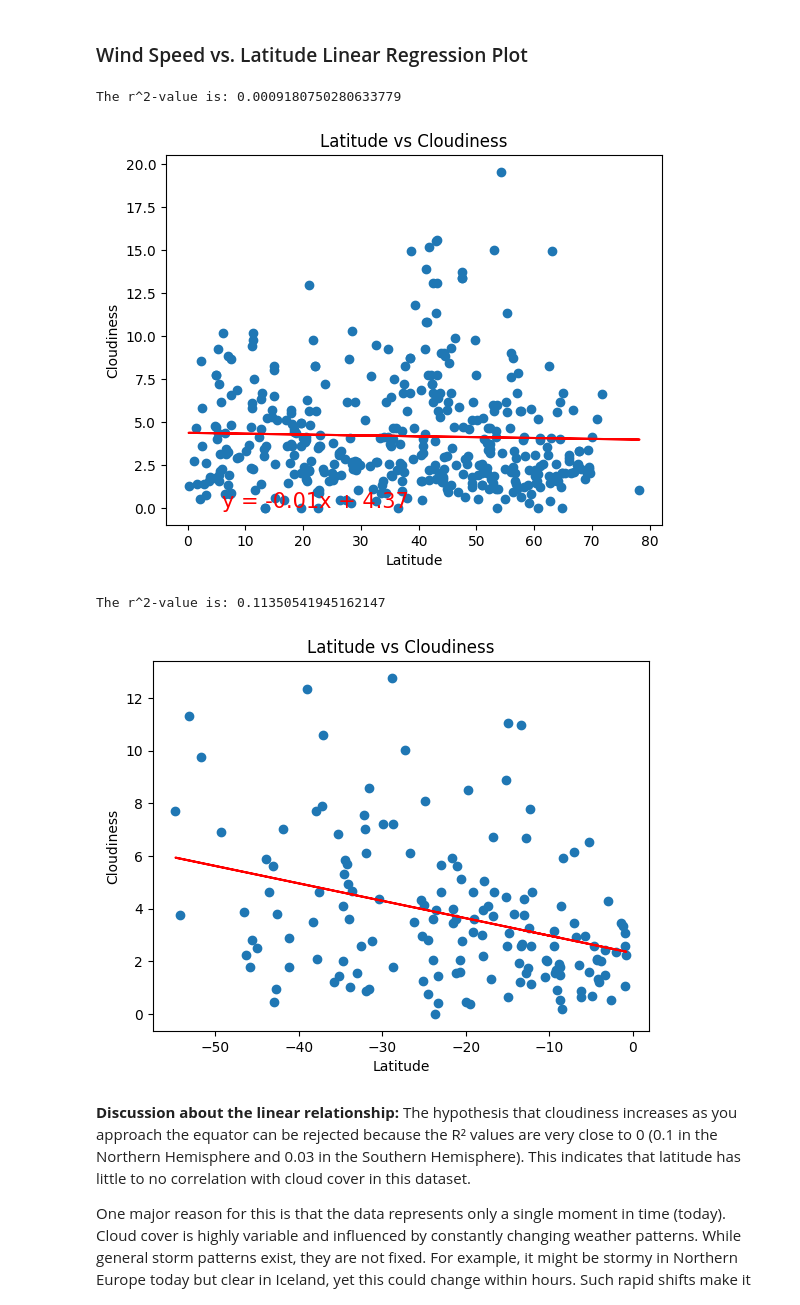
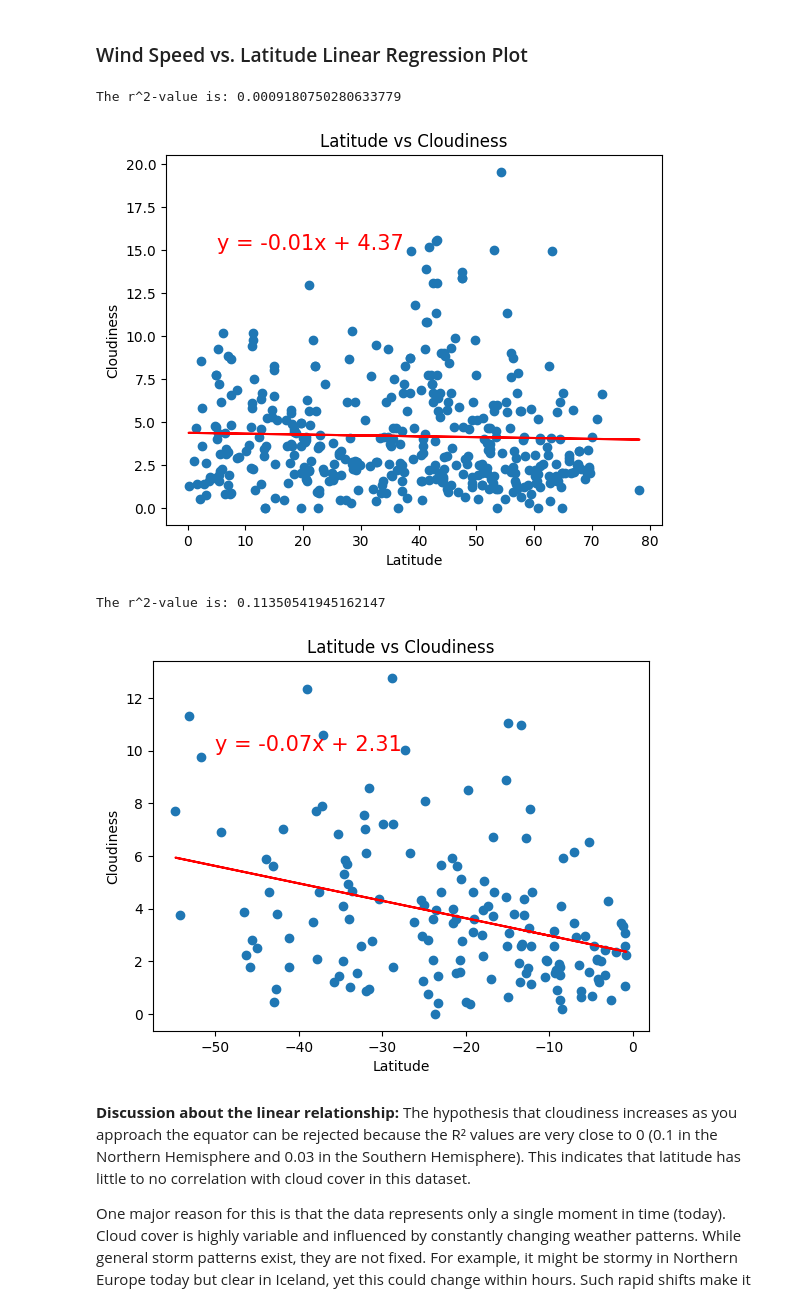
Before and after one commit to JHBoon/python_api_challenge_2025, a Jupyter notebook: Weatherpy/Starter_Code/WeatherPy.ipynb, the cells around one changed output. Saved outputs shown, nothing was run; the diff lists cells and outputs as text; code cells hidden in the pictures.

```diff
--- a/Weatherpy/Starter_Code/WeatherPy.ipynb
+++ b/Weatherpy/Starter_Code/WeatherPy.ipynb
@@ -389,19 +389,19 @@ The r^2-value is: 0.019856123203873473
 # %%
 # Northern Hemisphere
 x_values = northern_hemi_df["Lat"]
 y_values = northern_hemi_df["Wind Speed"]
-plot_linear_regression(x_values,y_values,"Cloudiness", (6,0))
+plot_linear_regression(x_values,y_values,"Cloudiness", (5,15))
 # %% [output]
 The r^2-value is: 0.0009180750280633779
-[figure, old version]
+[figure, new version]
 # %%
 # Southern Hemisphere
 x_values = southern_hemi_df["Lat"]
 y_values = southern_hemi_df["Wind Speed"]
-plot_linear_regression(x_values,y_values,"Cloudiness", (6,0))
+plot_linear_regression(x_values,y_values,"Cloudiness", (-50,10))
 # %% [output]
 The r^2-value is: 0.11350541945162147
-[figure, old version]
+[figure, new version]
 # %% [markdown]
 **Discussion about the linear relationship:** The hypothesis that cloudiness increases as you approach the equator can be rejected because the R² values are very close to 0 (0.1 in the Northern Hemisphere and 0.03 in the Southern Hemisphere). This indicates that latitude has little to no correlation with cloud cover in this dataset.
 
```
Also changed, not shown: parts of 5 cells of this notebook.
